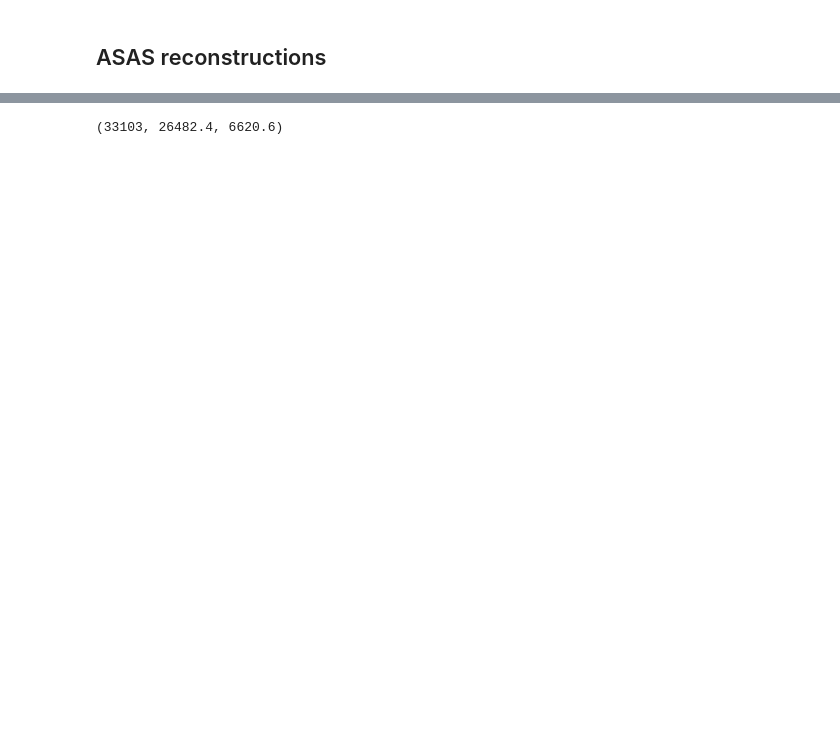
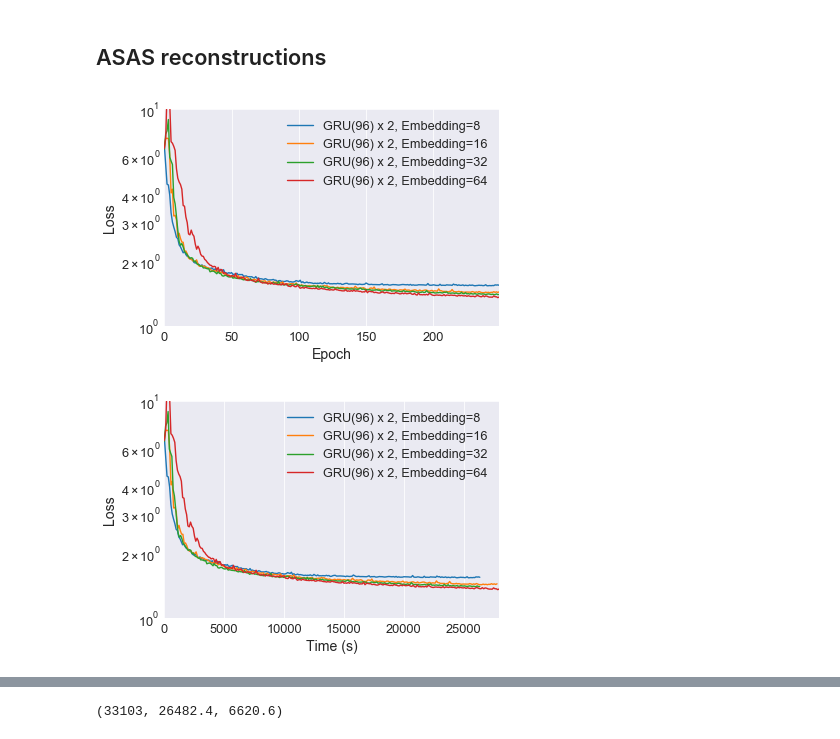
Before and after one commit to bnaul/IrregularTimeSeriesAutoencoderPaper, a Jupyter notebook: figures.ipynb, the cells around one changed output, grey strips where cells are left out. Saved outputs shown, nothing was run; the diff lists cells and outputs as text; code cells hidden in the pictures; blank space fills up the shorter version.

```diff
--- a/figures.ipynb
+++ b/figures.ipynb
@@ -45,6 +45,7 @@ def run_to_args(run):
 
 
 def training_plot(logs, loss_type='Valid', ylim=(1e-2, 1e0)):
+    sns.set_style("darkgrid")
     fig = plt.figure()
     colors = sns.color_palette(n_colors=int(len(logs.columns) / 2))
     for i, c in enumerate(step_logs.columns):
@@ -234,14 +273,17 @@ if SAVE_PLOTS:
 # %% [markdown]
 ## ASAS reconstructions
 # %%
-log_files = natsorted(glob.glob('keras_logs/asas_full/n200_ls0.2/gru_064_x2_5m04_drop25_emb*_bidir/training.csv'))
+log_files = natsorted(glob.glob('keras_logs/asas_full/n200_ss0.7/gru_096_x2_5m04_drop25_emb*_bidir/training.csv'))
 
 step_logs, time_logs = parse_logs(log_files)
-step_plot = training_plot(step_logs, ylim=(3e-2, 1e-1))
-time_plot = training_plot(time_logs, ylim=(3e-2, 1e-1))
+step_plot = training_plot(step_logs, ylim=(1e-0, 1e1))
+time_plot = training_plot(time_logs, ylim=(1e-0, 1e1))
 if SAVE_PLOTS:
     step_plot.savefig('figures/asas_autoencoder_step.pdf')
     time_plot.savefig('figures/asas_autoencoder_time.pdf')
+# %% [output]
+[figure, added]
+[figure, added]
 # %%
 %%time
 import os
```
Also changed, not shown: parts of 21 cells of this notebook, 26 other files.
